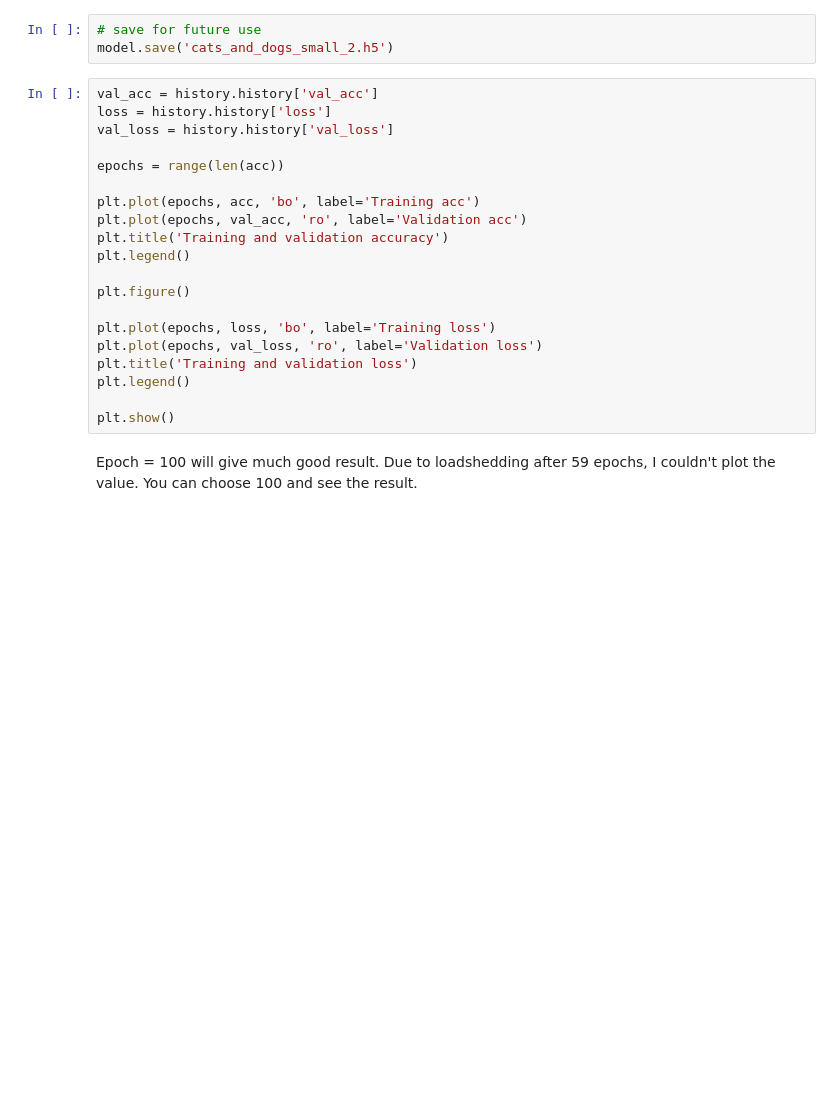
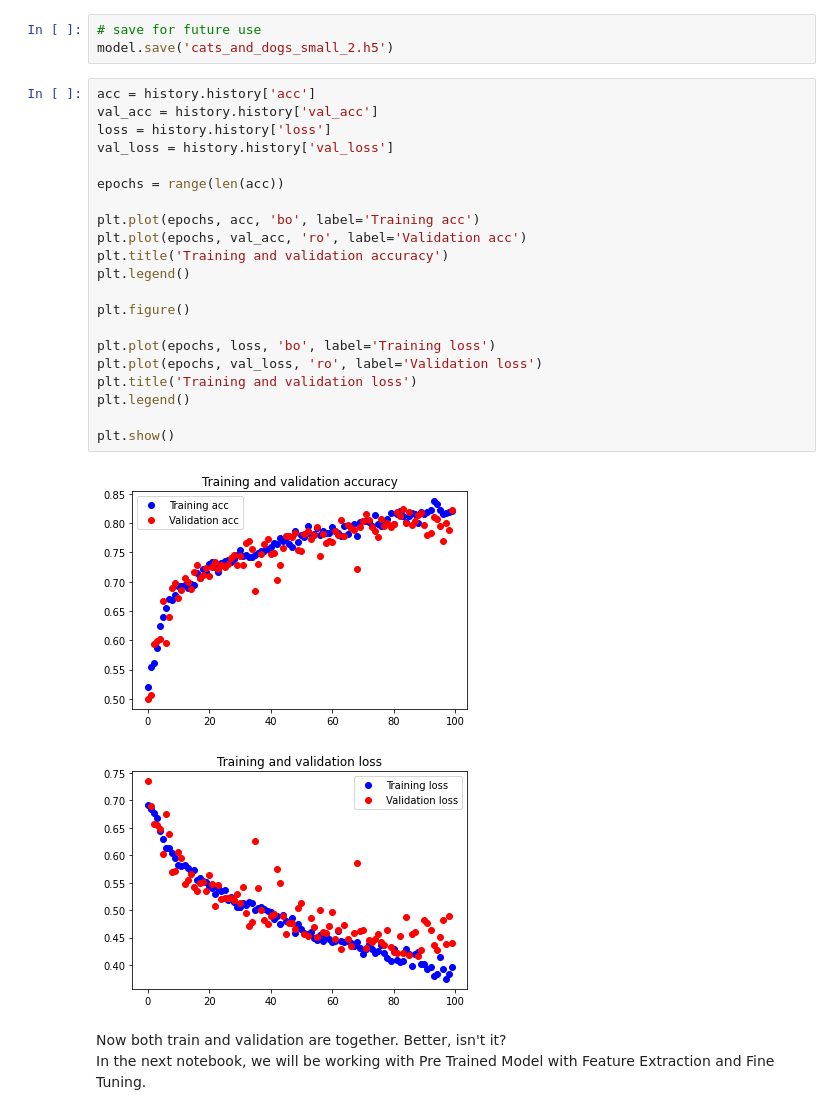
Before and after one commit to utshabkg/ML_Competition-AND-Practice, a Jupyter notebook: Practice/Deep Learning with Python - Francois Chollet/Chapter 5/5.2_Train_ConvNet_Scratch.ipynb, the cells around one changed output. Cells and saved outputs as stored; diff of their text form; blank space fills up the shorter version.

```diff
--- a/Practice/Deep Learning with Python - Francois Chollet/Chapter 5/5.2_Train_ConvNet_Scratch.ipynb
+++ b/Practice/Deep Learning with Python - Francois Chollet/Chapter 5/5.2_Train_ConvNet_Scratch.ipynb
@@ -376,24 +394,28 @@ Epoch 59/100
 # save for future use
 model.save('cats_and_dogs_small_2.h5')
 # %%
+acc = history.history['acc']
 val_acc = history.history['val_acc']
 loss = history.history['loss']
 val_loss = history.history['val_loss']
 
 epochs = range(len(acc))
 
 plt.plot(epochs, acc, 'bo', label='Training acc')
 plt.plot(epochs, val_acc, 'ro', label='Validation acc')
 plt.title('Training and validation accuracy')
 plt.legend()
 
 plt.figure()
 
 plt.plot(epochs, loss, 'bo', label='Training loss')
 plt.plot(epochs, val_loss, 'ro', label='Validation loss')
 plt.title('Training and validation loss')
 plt.legend()
 
 plt.show()
+# %% [output]
+[figure, added]
+[figure, added]
-# %% [markdown]
-Epoch = 100 will give much good result. Due to loadshedding after 59 epochs, I couldn't plot the value. You can choose 100 and see the result.
+# %% [markdown]
+Now both train and validation are together. Better, isn't it?<br>In the next notebook, we will be working with Pre Trained Model with Feature Extraction and Fine Tuning.
```
Also changed, not shown: parts of 10 cells of this notebook.
